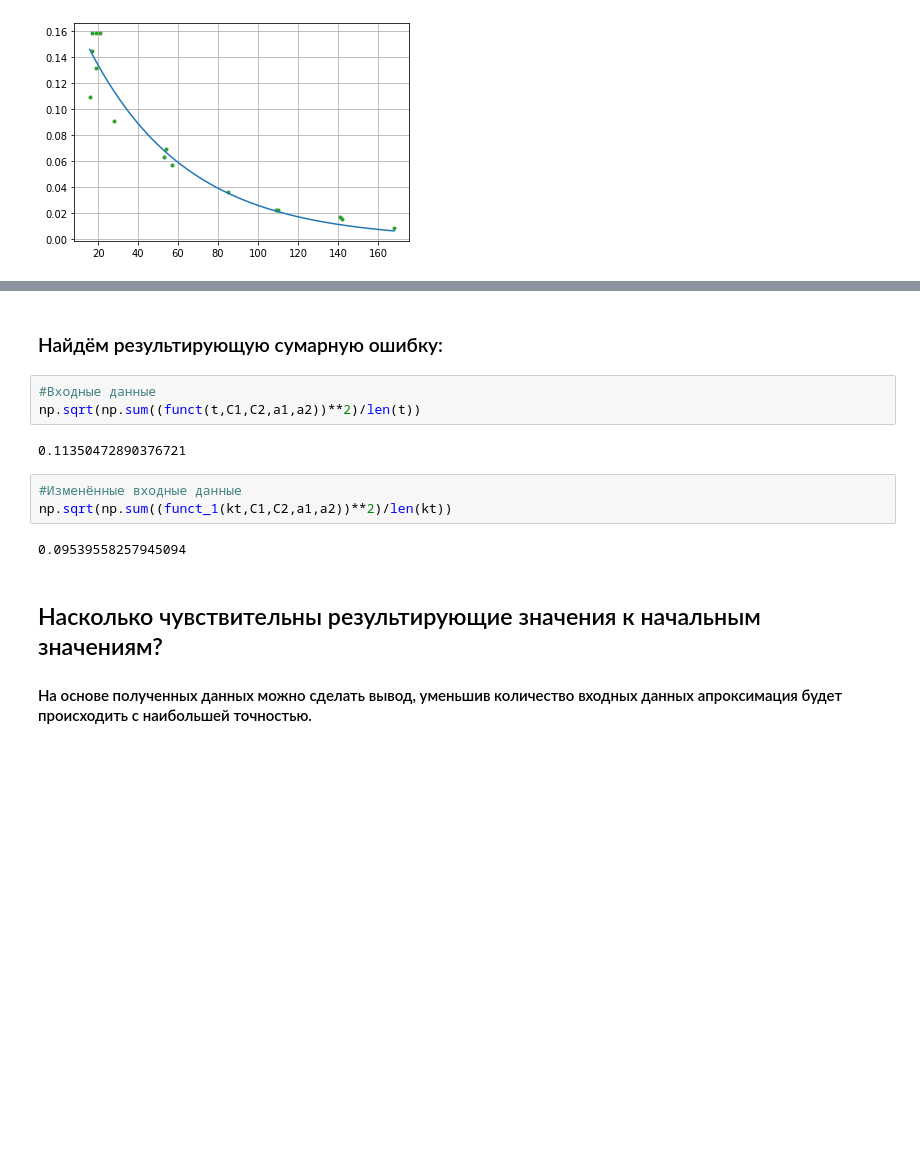
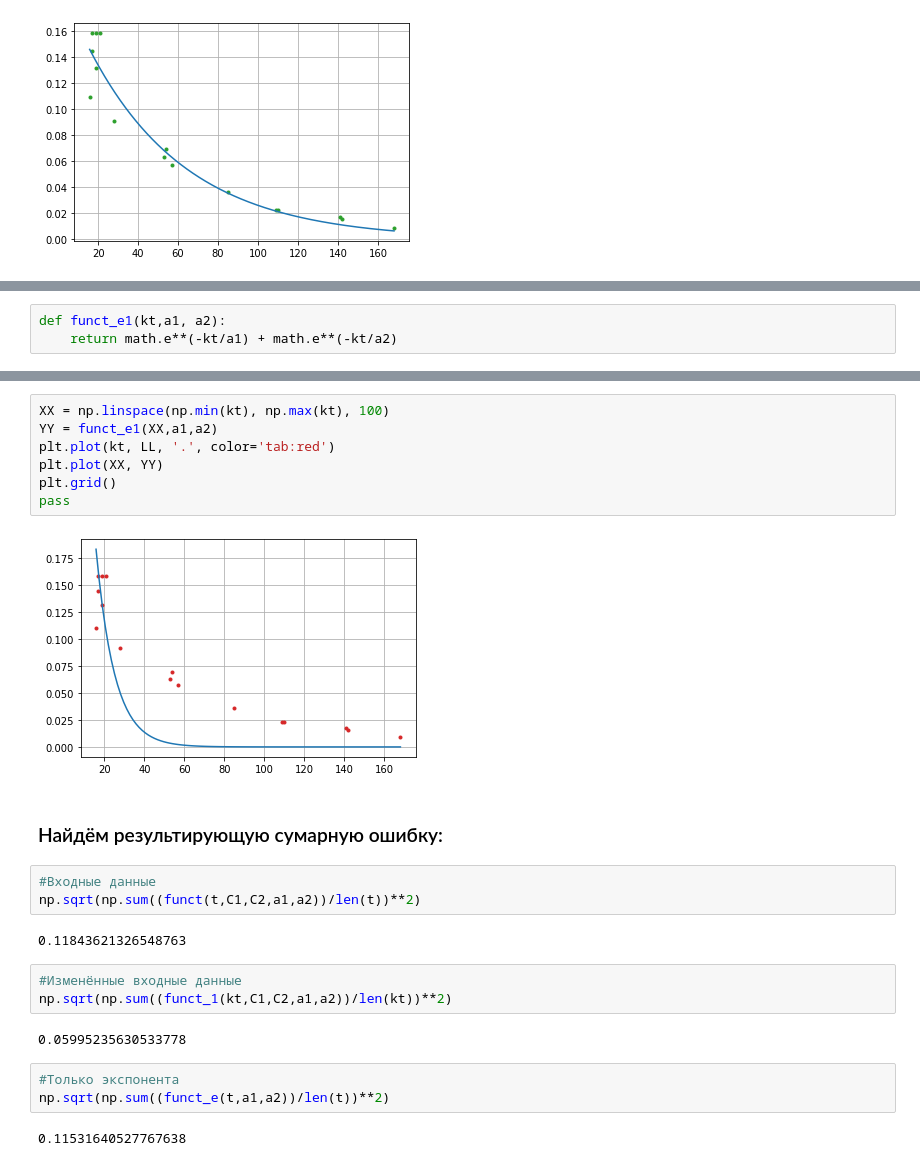
Before and after one commit to BrazhnikDA/SCM, a Jupyter notebook: 26_Variant_Brazhnik.ipynb, the cells around one changed output, grey strips where cells are left out. Cells and saved outputs as stored; diff of their text form; blank space fills up the shorter version.

```diff
--- a/26_Variant_Brazhnik.ipynb
+++ b/26_Variant_Brazhnik.ipynb
@@ -122,0 +145,3 @@ pass
+# %%
+def funct_e1(kt,a1, a2):
+    return math.e**(-kt/a1) + math.e**(-kt/a2)
@@ -123,16 +154,26 @@ pass
+# %%
+XX = np.linspace(np.min(kt), np.max(kt), 100)
+YY = funct_e1(XX,a1,a2)
+plt.plot(kt, LL, '.', color='tab:red')
+plt.plot(XX, YY)
+plt.grid()
+pass
+# %% [output]
+[figure, added]
 # %% [markdown]
 ### Найдём результирующую сумарную ошибку:
 # %%
 #Входные данные
-np.sqrt(np.sum((funct(t,C1,C2,a1,a2))**2)/len(t))
+np.sqrt(np.sum((funct(t,C1,C2,a1,a2))/len(t))**2)
 # %% [output]
-0.11350472890376721
+0.11843621326548763
 # %%
 #Изменённые входные данные
-np.sqrt(np.sum((funct_1(kt,C1,C2,a1,a2))**2)/len(kt))
+np.sqrt(np.sum((funct_1(kt,C1,C2,a1,a2))/len(kt))**2)
 # %% [output]
-0.09539558257945094
+0.05995235630533778
-# %% [markdown]
-## Насколько чувствительны результирующие значения к начальным значениям?
-
-#### На основе полученных данных можно сделать вывод, уменьшив количество входных данных апроксимация будет происходить с наибольшей точностью.
+# %%
+#Только экспонента
+np.sqrt(np.sum((funct_e(t,a1,a2))/len(t))**2)
+# %% [output]
+0.11531640527767638
```
Also changed, not shown: parts of 8 cells of this notebook.
